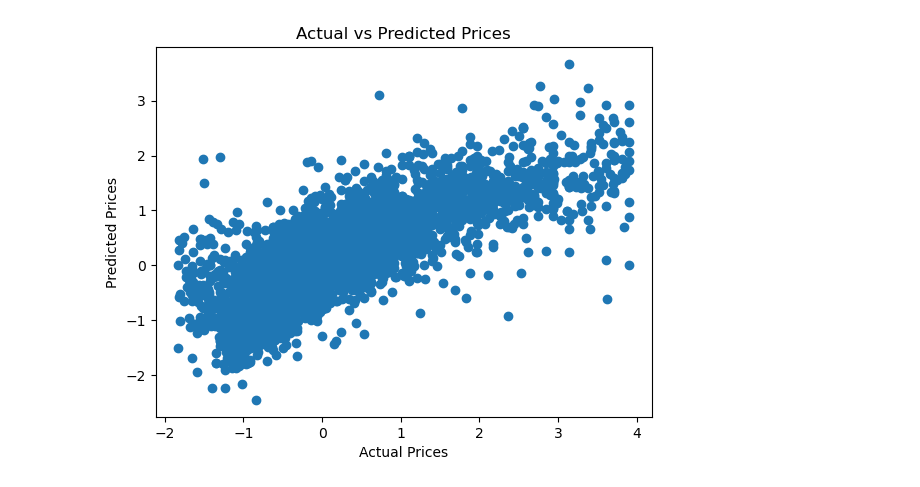
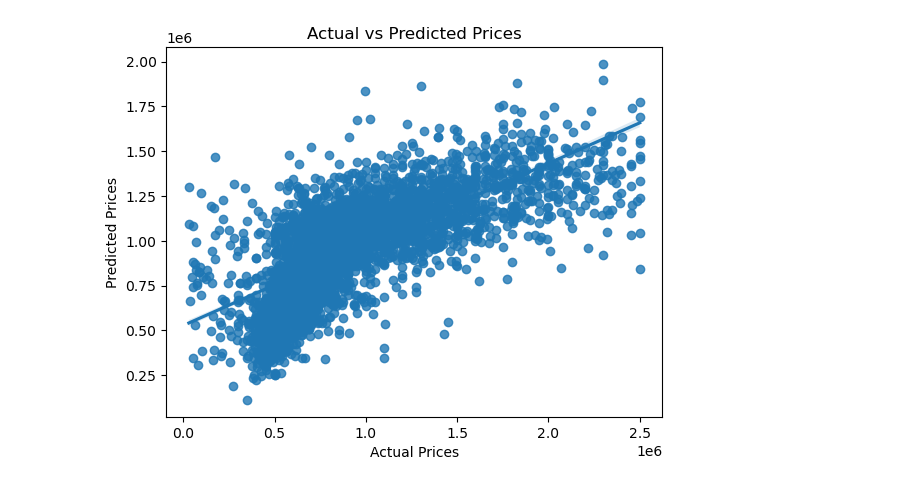
Before and after one commit to ChuckNadel/PNWHousingModel, a Jupyter notebook: Jonathan Notebook.ipynb, the cells around one changed output. Saved outputs shown, nothing was run; the diff lists cells and outputs as text; code cells hidden in the pictures.

```diff
--- a/Jonathan Notebook.ipynb
+++ b/Jonathan Notebook.ipynb
@@ -368,10 +368,4 @@ Notes:
 strong multicollinearity or other numerical problems.
-# %%
-train_data = train_data[train_data['distance'] <= 50]
-train_data = train_data[train_data['price'] <= 3000000]
-
-test_data = test_data[test_data['distance'] <= 50]
-test_data = test_data[test_data['price'] <= 3000000]
 # %%
 vif = [variance_inflation_factor(train_data.values, i) for i in range(train_data.shape[1])]
 vif_df = pd.DataFrame({'Features': train_data.columns, 'VIF': vif})
@@ -482,3 +463,0 @@ sns.scatterplot(x='sqft_living', y='price', data=train_data)
-# %%
-train_data = train_data[train_data['sqft_living'] > -10]
-test_data = test_data[test_data['sqft_living'] > -10]
@@ -494,5 +465,17 @@ plt.show()
 train_data.drop(["has_patio"], axis=1, inplace=True)
 test_data.drop(["has_patio"], axis=1, inplace=True)
 
-train_data.drop(["grade"], axis=1, inplace=True)
-test_data.drop(["grade"], axis=1, inplace=True)
+train_data.drop(["floors"], axis=1, inplace=True)
+test_data.drop(["floors"], axis=1, inplace=True)
+
+train_data.drop(["nuisance"], axis=1, inplace=True)
+test_data.drop(["nuisance"], axis=1, inplace=True)
+
+train_data.drop(["greenbelt"], axis=1, inplace=True)
+test_data.drop(["greenbelt"], axis=1, inplace=True)
+
+train_data.drop(["condition"], axis=1, inplace=True)
+test_data.drop(["condition"], axis=1, inplace=True)
+
+train_data.drop(["sqft_living"], axis=1, inplace=True)
+test_data.drop(["sqft_living"], axis=1, inplace=True)
@@ -511,4 +482,4 @@ test_data.describe()
 # %%
-train_data[['price', 'distance', 'years_since_build_or_renov']] = (train_data[['price', 'distance', 'years_since_build_or_renov']] - train_data[['price', 'distance', 'years_since_build_or_renov']].mean()) / train_data[['price', 'distance', 'years_since_build_or_renov']].std()
+train_data[['distance', 'years_since_build_or_renov', 'school_grade']] = (train_data[['distance', 'years_since_build_or_renov', 'school_grade']] - train_data[['distance', 'years_since_build_or_renov', 'school_grade']].mean()) / train_data[[ 'distance', 'years_since_build_or_renov', 'school_grade']].std()
 
-test_data[['price', 'distance', 'years_since_build_or_renov']] = (test_data[['price', 'distance', 'years_since_build_or_renov']] - test_data[['price', 'distance', 'years_since_build_or_renov']].mean()) / test_data[['price', 'distance', 'years_since_build_or_renov']].std()
+test_data[['distance', 'years_since_build_or_renov', 'school_grade']] = (test_data[['distance', 'years_since_build_or_renov', 'school_grade']] - test_data[['distance', 'years_since_build_or_renov', 'school_grade']].mean()) / test_data[[ 'distance', 'years_since_build_or_renov', 'school_grade']].std()
@@ -555,20 +526,19 @@ plt.show()
 # %%
 # Fit the model to the training data
 model = sm.OLS(train_data['price'], train_data.drop(['price'], axis=1))
 results = model.fit()
 
 # Use the fitted model to make predictions on the test data
-y_hat_train = results.predict(train_data.drop(['price'], axis=1))
 predictions = results.predict(test_data.drop(['price'], axis=1))
 
 # Compare the predicted values with the actual prices in the test data
-plt.scatter(test_data['price'], predictions)
+sns.regplot(x=test_data['price'], y=predictions)
 plt.xlabel("Actual Prices")
 plt.ylabel("Predicted Prices")
 plt.title("Actual vs Predicted Prices")
 plt.show()
 # %% [output]
-[figure, old version]
+[figure, new version]
 # %%
 # calculate the residuals
 residuals = results.resid
```
Also changed, not shown: parts of 40 cells of this notebook.
